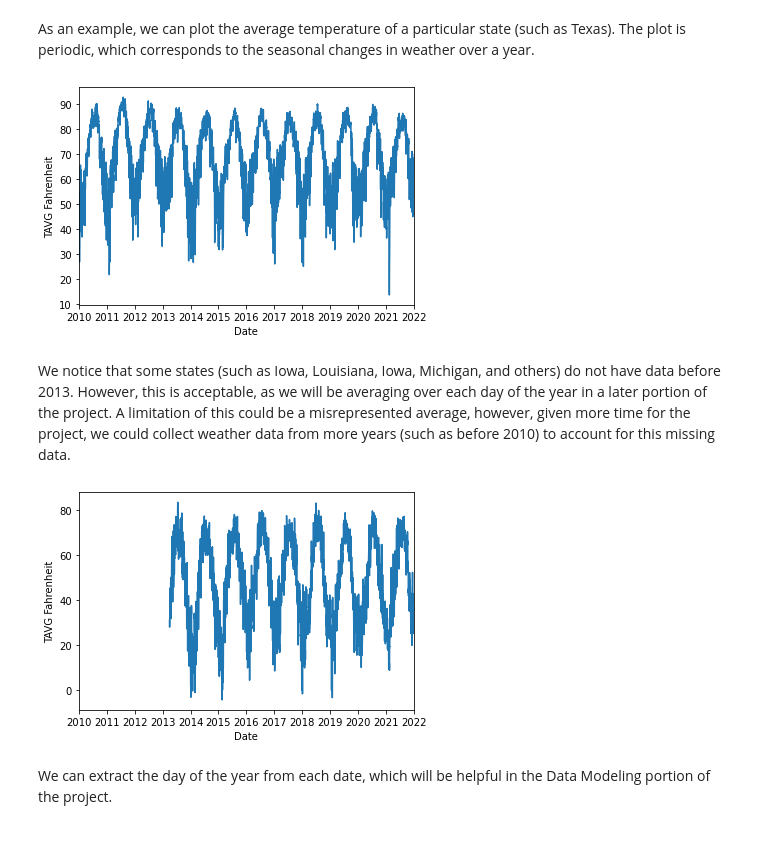
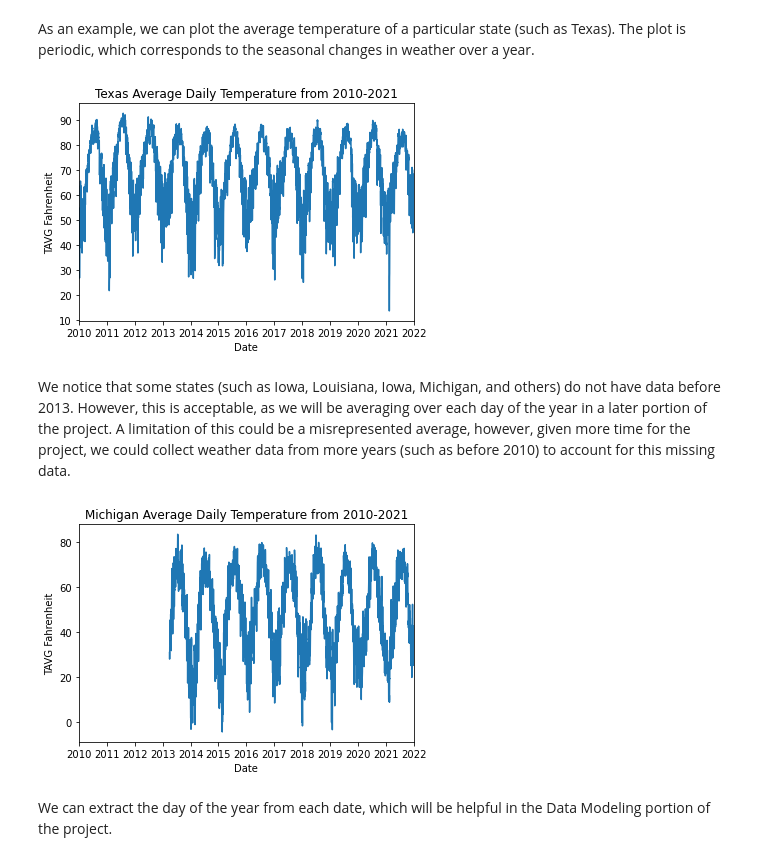
Before and after one commit to gavintchan/data200-grad-project, a Jupyter notebook: analysis/data200_grad_project.ipynb, the cells around one changed output. Drawn from its saved outputs; the diff is of its cells as text; code cells hidden in the pictures.

Commit message:
added title to plot that was missing it

```diff
--- a/analysis/data200_grad_project.ipynb
+++ b/analysis/data200_grad_project.ipynb
@@ -296,21 +296,22 @@ As an example, we can plot the average temperature of a particular state (such a
 # %%
 ax = sns.lineplot(data=df_states_weather_years\
                   [df_states_weather_years['state']=='Texas'],
                   x='Date',
                   y='TAVG Fahrenheit')
 
 # https://matplotlib.org/2.0.2/examples/api/date_demo.html
 datemin = datetime.date(df_states_weather_years['Date'].min().year, 1, 1)
 datemax = datetime.date(df_states_weather_years['Date'].max().year + 1, 1, 1)
 ax.set_xlim(datemin, datemax)
 
 years = mdates.YearLocator()    # every year
 yearsFmt = mdates.DateFormatter('%Y')
 ax.xaxis.set_major_locator(years)
 ax.xaxis.set_major_formatter(yearsFmt)
+plt.title('Texas Average Daily Temperature from 2010-2021')
 plt.show()
 # %% [output]
-[figure, old version]
+[figure, new version]
 # %% [markdown]
 We notice that some states (such as Iowa, Louisiana, Iowa, Michigan, and others) do not have data before 2013. However, this is acceptable, as we will be averaging over each day of the year in a later portion of the project. A limitation of this could be a misrepresented average, however, given more time for the project, we could collect weather data from more years (such as before 2010) to account for this missing data.
 # %%
@@ -328,9 +329,10 @@ years = mdates.YearLocator()    # every year
 yearsFmt = mdates.DateFormatter('%Y')
 ax.xaxis.set_major_locator(years)
 ax.xaxis.set_major_formatter(yearsFmt)
+plt.title('Michigan Average Daily Temperature from 2010-2021')
 plt.show()
 # %% [output]
-[figure, old version]
+[figure, new version]
 # %% [markdown]
 We can extract the day of the year from each date, which will be helpful in the Data Modeling portion of the project.
 # %%
```
Also changed, not shown: parts of 1 cell of this notebook.
